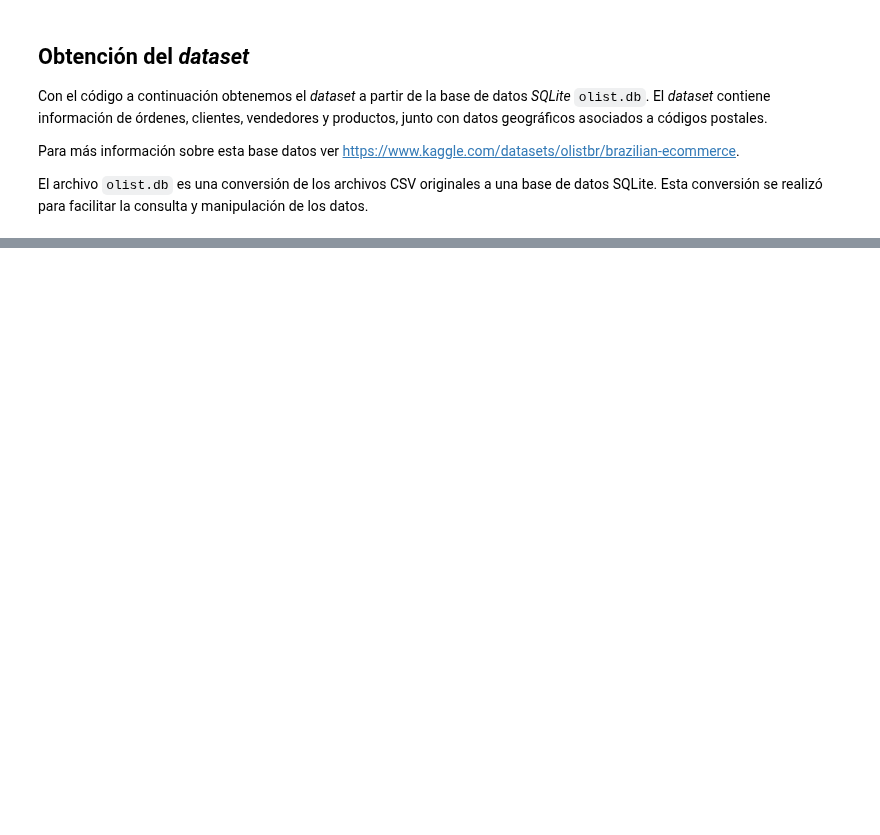
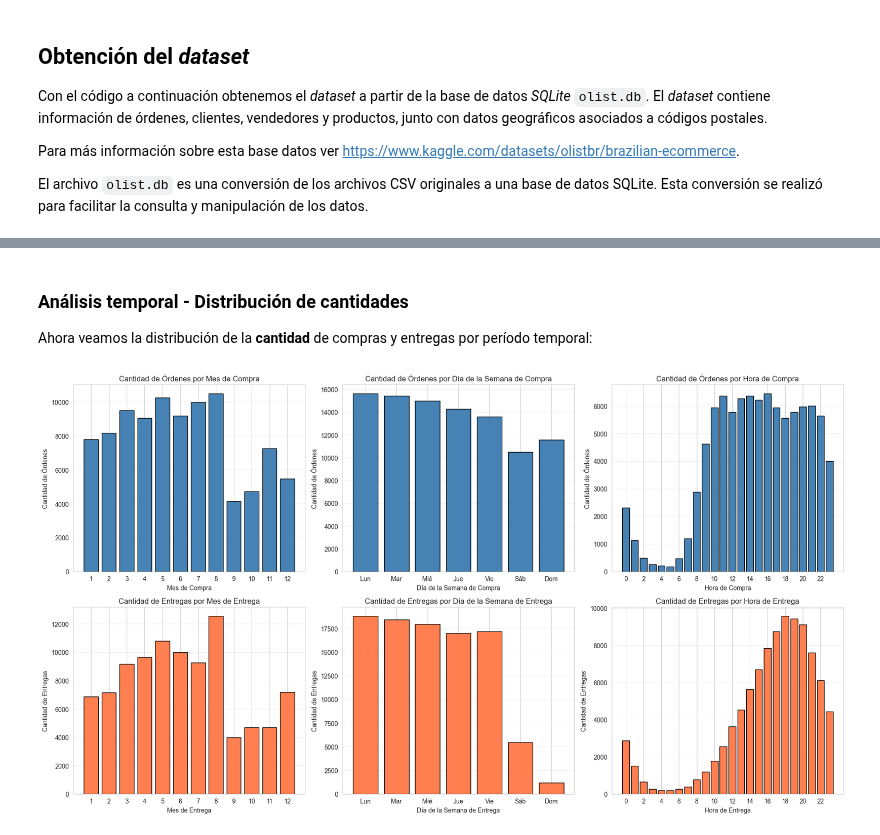
Before and after one commit to datwaft/aprendizaje_automatico, a Jupyter notebook: Proyecto/notebook.ipynb, the cells around one changed output, grey strips where cells are left out. Saved outputs shown, nothing was run; the diff lists cells and outputs as text; code cells hidden in the pictures; blank space fills up the shorter version.

```diff
--- a/Proyecto/notebook.ipynb
+++ b/Proyecto/notebook.ipynb
@@ -123,0 +217,70 @@ Con este último `df.info()` podemos ver que se obtuvo el _dataset_ de forma cor
+# %% [markdown]
+### Análisis temporal - Distribución de cantidades
+
+Ahora veamos la distribución de la **cantidad** de compras y entregas por período temporal:
+# %%
+fig, axes = plt.subplots(2, 3, figsize=(18, 10))
+
+# ===== Cantidad por fecha de compra =====
+# Por mes de compra
+count_by_month = df.groupby("purchase_month").size()
+axes[0, 0].bar(count_by_month.index, count_by_month.values, color="steelblue", edgecolor="black")
+axes[0, 0].set_xlabel(column_names["purchase_month"])
+axes[0, 0].set_ylabel("Cantidad de Órdenes")
+axes[0, 0].set_title(f"Cantidad de Órdenes por {column_names['purchase_month']}")
+axes[0, 0].grid(True, alpha=0.3, axis="y")
+axes[0, 0].set_xticks(range(1, 13))
+
+# Por día de la semana de compra
+count_by_dow = df.groupby("purchase_day_of_week").size()
+day_names = ["Lun", "Mar", "Mié", "Jue", "Vie", "Sáb", "Dom"]
+axes[0, 1].bar(range(7), count_by_dow.values, color="steelblue", edgecolor="black")
+axes[0, 1].set_xlabel(column_names["purchase_day_of_week"])
+axes[0, 1].set_ylabel("Cantidad de Órdenes")
+axes[0, 1].set_title(f"Cantidad de Órdenes por {column_names['purchase_day_of_week']}")
+axes[0, 1].set_xticks(range(7))
+axes[0, 1].set_xticklabels(day_names)
+axes[0, 1].grid(True, alpha=0.3, axis="y")
+
+# Por hora de compra
+count_by_hour = df.groupby("purchase_hour").size()
+axes[0, 2].bar(count_by_hour.index, count_by_hour.values, color="steelblue", edgecolor="black")
+axes[0, 2].set_xlabel(column_names["purchase_hour"])
+axes[0, 2].set_ylabel("Cantidad de Órdenes")
+axes[0, 2].set_title(f"Cantidad de Órdenes por {column_names['purchase_hour']}")
+axes[0, 2].grid(True, alpha=0.3, axis="y")
+axes[0, 2].set_xticks(range(0, 24, 2))
+
+# ===== Cantidad por fecha de entrega =====
+# Por mes de entrega
+count_by_delivery_month = df.groupby("delivery_month").size()
+axes[1, 0].bar(count_by_delivery_month.index, count_by_delivery_month.values, color="coral", edgecolor="black")
+axes[1, 0].set_xlabel(column_names["delivery_month"])
+axes[1, 0].set_ylabel("Cantidad de Entregas")
+axes[1, 0].set_title(f"Cantidad de Entregas por {column_names['delivery_month']}")
+axes[1, 0].grid(True, alpha=0.3, axis="y")
+axes[1, 0].set_xticks(range(1, 13))
+
+# Por día de la semana de entrega
+count_by_delivery_dow = df.groupby("delivery_day_of_week").size()
+axes[1, 1].bar(range(7), count_by_delivery_dow.values, color="coral", edgecolor="black")
+axes[1, 1].set_xlabel(column_names["delivery_day_of_week"])
+axes[1, 1].set_ylabel("Cantidad de Entregas")
+axes[1, 1].set_title(f"Cantidad de Entregas por {column_names['delivery_day_of_week']}")
+axes[1, 1].set_xticks(range(7))
+axes[1, 1].set_xticklabels(day_names)
+axes[1, 1].grid(True, alpha=0.3, axis="y")
+
+# Por hora de entrega
+count_by_delivery_hour = df.groupby("delivery_hour").size()
+axes[1, 2].bar(count_by_delivery_hour.index, count_by_delivery_hour.values, color="coral", edgecolor="black")
+axes[1, 2].set_xlabel(column_names["delivery_hour"])
+axes[1, 2].set_ylabel("Cantidad de Entregas")
+axes[1, 2].set_title(f"Cantidad de Entregas por {column_names['delivery_hour']}")
+axes[1, 2].grid(True, alpha=0.3, axis="y")
+axes[1, 2].set_xticks(range(0, 24, 2))
+
+plt.tight_layout()
+plt.show()
+# %% [output]
+[figure, added]
```
Also changed, not shown: parts of 19 cells of this notebook.
